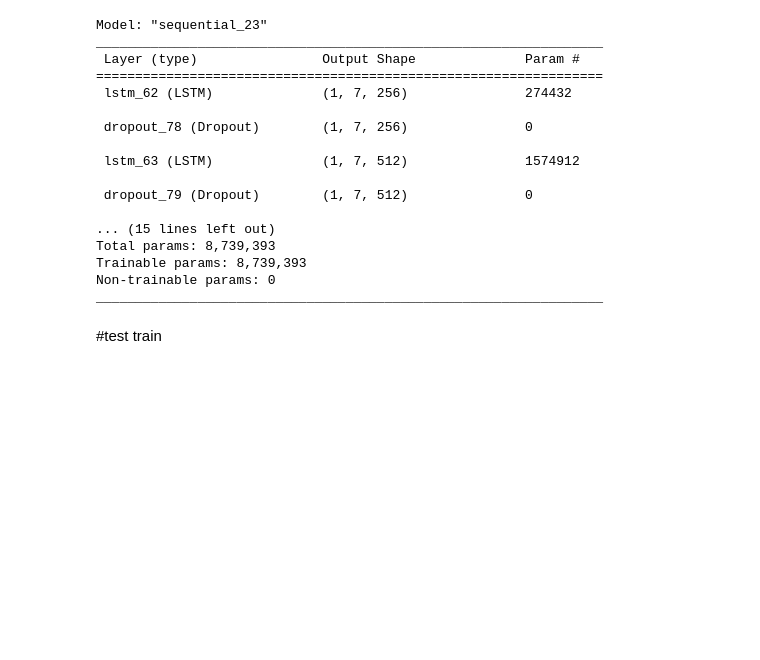
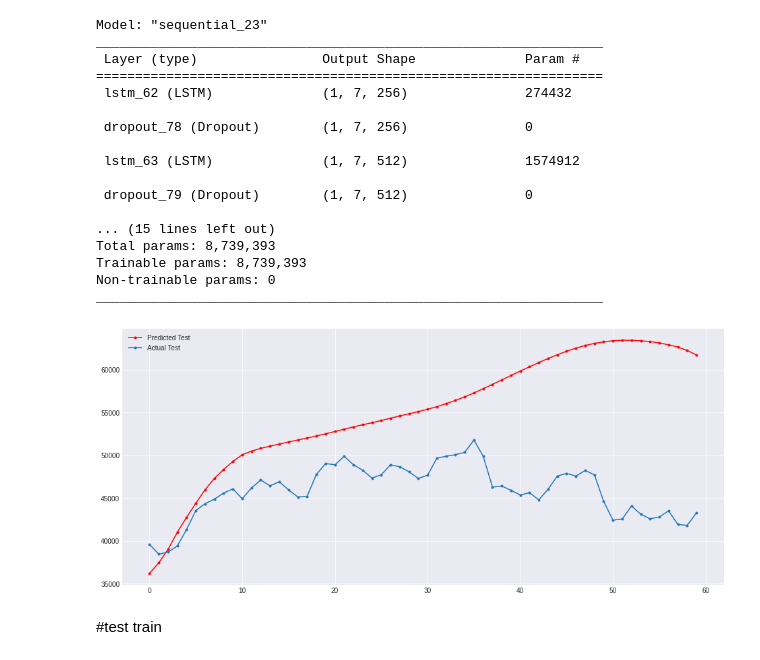
Before and after one commit to webflax/TF-Model, a Jupyter notebook: btc_V0_6.ipynb, the cells around one changed output. Cells and saved outputs as stored; diff of their text form; code cells hidden in the pictures; blank space fills up the shorter version.

```diff
--- a/btc_V0_6.ipynb
+++ b/btc_V0_6.ipynb
@@ -691,34 +698,34 @@ model_from_saved_checkpoint = load_model('my_best_model_full.hdf5')
 # %% [markdown]
 # test test
 # %%
-batch_size = 1
+# batch_size = 1
 
 
-model_from_saved_checkpoint = Sequential()
+# model_from_saved_checkpoint = Sequential()
 
 
-model_from_saved_checkpoint.add(LSTM(units = 256, activation = 'relu', return_sequences=True, batch_input_shape = (batch_size, trainX.shape[1], trainX.shape[2]), stateful=True)) #  dropout=0.25, recurrent_dropout=0.1,
-model_from_saved_checkpoint.add(Dropout(0.2))
+# model_from_saved_checkpoint.add(LSTM(units = 256, activation = 'relu', return_sequences=True, batch_input_shape = (batch_size, trainX.shape[1], trainX.shape[2]), stateful=True)) #  dropout=0.25, recurrent_dropout=0.1,
+# model_from_saved_checkpoint.add(Dropout(0.2))
 
-model_from_saved_checkpoint.add(LSTM(units = 512, activation = 'relu', return_sequences=True, batch_input_shape = (batch_size, trainX.shape[1], trainX.shape[2]), stateful=True)) #  dropout=0.25, recurrent_dropout=0.1,
-model_from_saved_checkpoint.add(Dropout(0.3))
+# model_from_saved_checkpoint.add(LSTM(units = 512, activation = 'relu', return_sequences=True, batch_input_shape = (batch_size, trainX.shape[1], trainX.shape[2]), stateful=True)) #  dropout=0.25, recurrent_dropout=0.1,
+# model_from_saved_checkpoint.add(Dropout(0.3))
 
-model_from_saved_checkpoint.add(LSTM(units = 1024, activation = 'relu', return_sequences=True, batch_input_shape = (batch_size, trainX.shape[1], trainX.shape[2]), stateful=True)) #  dropout=0.25, recurrent_dropout=0.1,
-model_from_saved_checkpoint.add(Dropout(0.4))
+# model_from_saved_checkpoint.add(LSTM(units = 1024, activation = 'relu', return_sequences=True, batch_input_shape = (batch_size, trainX.shape[1], trainX.shape[2]), stateful=True)) #  dropout=0.25, recurrent_dropout=0.1,
+# model_from_saved_checkpoint.add(Dropout(0.4))
 
-model_from_saved_checkpoint.add(LSTM(units = 128, activation = 'relu', batch_input_shape = (batch_size, trainX.shape[1], trainX.shape[2]), stateful=True))
-model_from_saved_checkpoint.add(Dropout(0.2))
+# model_from_saved_checkpoint.add(LSTM(units = 128, activation = 'relu', batch_input_shape = (batch_size, trainX.shape[1], trainX.shape[2]), stateful=True))
+# model_from_saved_checkpoint.add(Dropout(0.2))
 
 
-model_from_saved_checkpoint.add(Dense(units = 32, activation = 'relu'))
-model_from_saved_checkpoint.add(Dropout(0.3))
+# model_from_saved_checkpoint.add(Dense(units = 32, activation = 'relu'))
+# model_from_saved_checkpoint.add(Dropout(0.3))
 
-model_from_saved_checkpoint.add(Dense(units = 1))
+# model_from_saved_checkpoint.add(Dense(units = 1))
 
 
-model_from_saved_checkpoint.load_weights('my_best_model_full.hdf5')
+# model_from_saved_checkpoint.load_weights('my_best_model_full.hdf5')
 
-model_from_saved_checkpoint.summary()
+# model_from_saved_checkpoint.summary()
 # %% [output]
 Model: "sequential_23"
 _________________________________________________________________
@@ -740,27 +747,27 @@ _________________________________________________________________
 # %%
 plt.figure(figsize=(16,7))
 
 # log
-predicted_btc_price_test_data = []
-for i in testX :
-  predicted_btc_price_test_data.append(model_from_saved_checkpoint.predict(np.expand_dims(i, axis=0)))
+predicted_btc_price_test_data = model_from_saved_checkpoint.predict(testX)
 predicted_btc_price_test_data = scaler_tlog.inverse_transform(np.array(predicted_btc_price_test_data).reshape(-1, 1))
 test_actual = scaler_tlog.inverse_transform(testY.reshape(-1, 1))
 
 plt.plot(np.exp(predicted_btc_price_test_data), 'r', marker='.', label='Predicted Test')
 plt.plot(np.exp(test_actual), marker='.', label='Actual Test')
 
 # # manoal
 # predicted_btc_price_test_data = model_from_saved_checkpoint.predict(testX)
 # predicted_btc_price_test_data = scaler_t.inverse_transform(predicted_btc_price_test_data.reshape(-1, 1))
 # test_actual = scaler_t.inverse_transform(testY.reshape(-1, 1))
 
 # plt.plot(predicted_btc_price_test_data, 'r', marker='.', label='Predicted Test')
 # plt.plot(test_actual, marker='.', label='Actual Test')
 
 
 plt.legend()
 plt.show()
+# %% [output]
+[figure, added]
 # %% [markdown]
 #test train
 # %%
```
Also changed, not shown: parts of 12 cells of this notebook.
